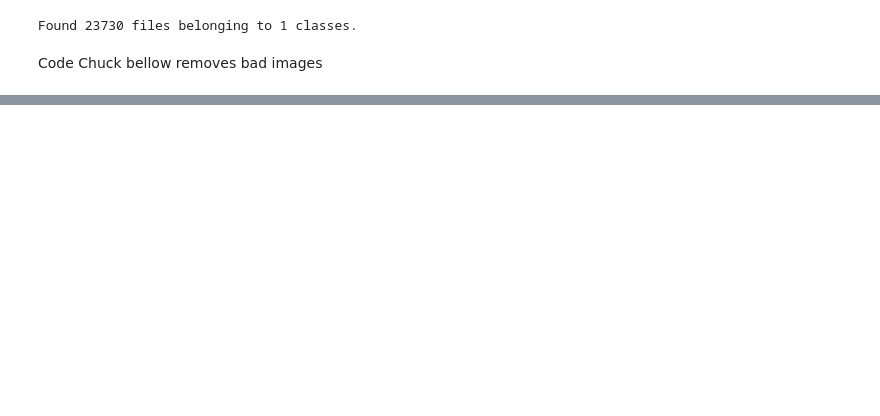
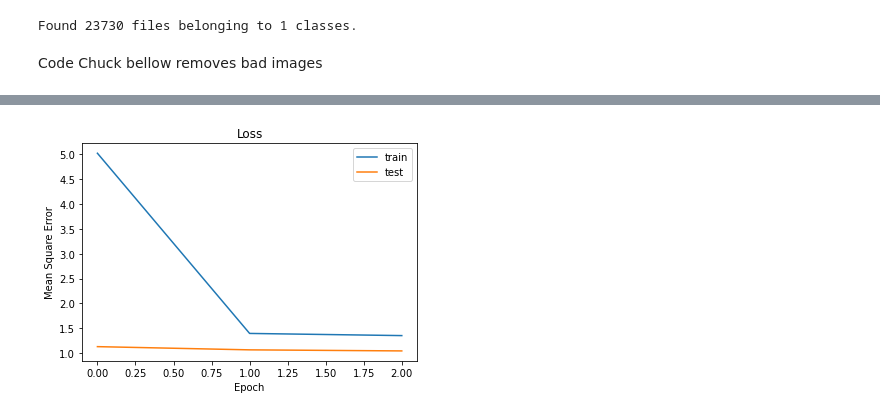
Before and after one commit to aprosekov/CS_5824, a Jupyter notebook: code.ipynb, the cells around one changed output, grey strips where cells are left out. Saved outputs shown, nothing was run; the diff lists cells and outputs as text; code cells hidden in the pictures; blank space fills up the shorter version.

```diff
--- a/code.ipynb
+++ b/code.ipynb
@@ -117,7 +117,7 @@ def _parse_function(filename, label):
 dataset = dataset.map(_parse_function)
 dataset = dataset.batch(2)
 dataset_test = dataset_test.map(_parse_function)
-dataset_test = dataset_test.batch(4)
+dataset_test = dataset_test.batch(1)
 
 # step 4: create iterator and final input tensor
 iterator = iter(dataset)
@@ -170,9 +170,9 @@ Trainable params: 433,185
 Non-trainable params: 0
 _________________________________________________________________
 # %%
-# epochs=10
-# history = model.fit(
-#   dataset,
-#   validation_data=dataset_test,
-#   epochs=epochs
-# )
+epochs=3
+history = model.fit(
+  dataset,
+  validation_data=dataset_test,
+  epochs=epochs
+)
@@ -197,0 +194,11 @@ print(output)
+# %%
+import matplotlib.pyplot as plt
+plt.title('Loss')
+plt.plot(history.history['loss'], label='train')
+plt.plot(history.history['val_loss'], label='test')
+plt.xlabel('Epoch')
+plt.ylabel('Mean Square Error')
+plt.legend()
+plt.savefig("loss.png", dpi = 800)
+# %% [output]
+[figure, added]
```
Also changed, not shown: parts of 8 cells of this notebook, 7 other files.
